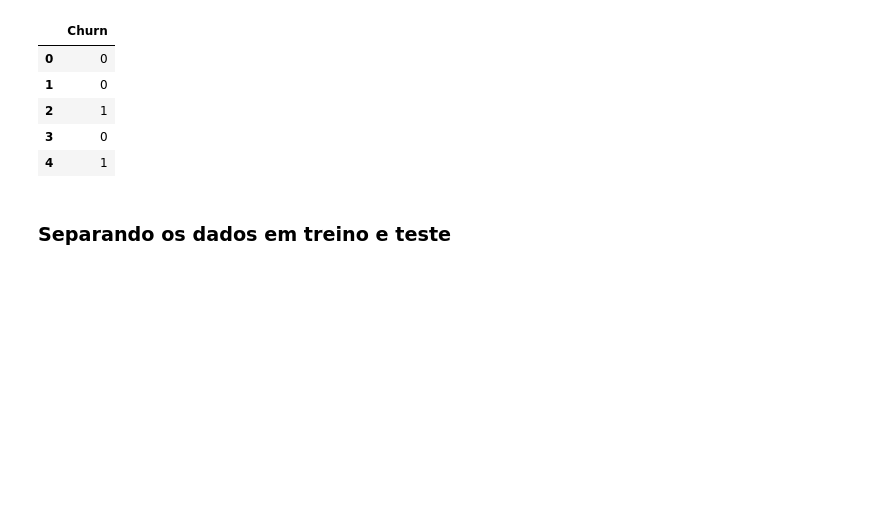
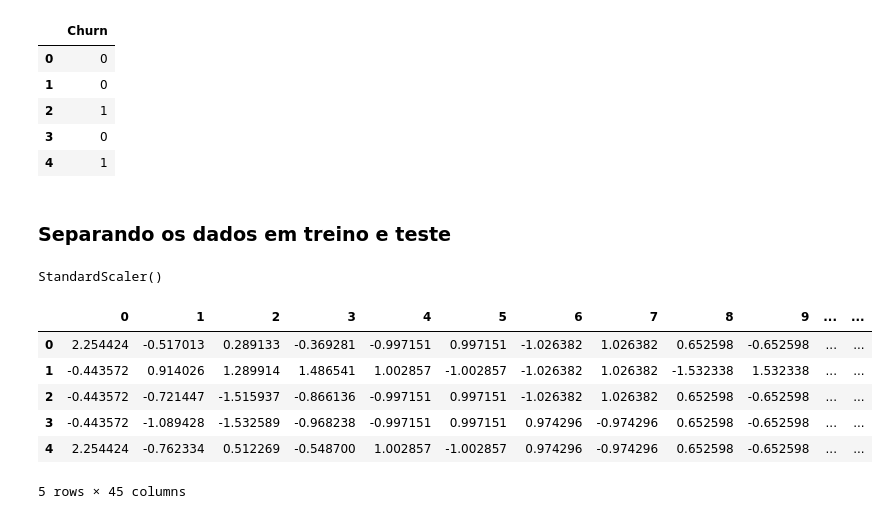
Before and after one commit to GTBelini22/Case_Classsificacao, a Jupyter notebook: Case_Classificação.ipynb, the cells around one changed output. Cells and saved outputs as stored; diff of their text form; code cells hidden in the pictures; blank space fills up the shorter version.

```diff
--- a/Case_Classificação.ipynb
+++ b/Case_Classificação.ipynb
@@ -154,3 +154,24 @@ y.head()
 x_train,x_test, y_train, y_test = train_test_split(x,y, test_size=0.2)
 # %%
 # Nomalizando esses dados
+scaler = StandardScaler()
+
+scaler.fit(x_train)
+# %% [output]
+StandardScaler()
+# %%
+x_train_scaled = scaler.transform(X=x_train)
+x_test_scaled = scaler.transform(X=x_test)
+
+x_train = pd.DataFrame(data=x_train_scaled)
+x_test = pd.DataFrame(data=x_test_scaled)
+# %%
+x_train.head()
+# %% [output]
+|  | 0 | 1 | 2 | 3 | 4 | 5 | 6 | 7 | 8 | 9 | ... | ... |
+| 0 | 2.254424 | -0.517013 | 0.289133 | -0.369281 | -0.997151 | 0.997151 | -1.026382 | 1.026382 | 0.652598 | -0.652598 | ... | ... |
+| 1 | -0.443572 | 0.914026 | 1.289914 | 1.486541 | 1.002857 | -1.002857 | -1.026382 | 1.026382 | -1.532338 | 1.532338 | ... | ... |
+| 2 | -0.443572 | -0.721447 | -1.515937 | -0.866136 | -0.997151 | 0.997151 | -1.026382 | 1.026382 | 0.652598 | -0.652598 | ... | ... |
+| 3 | -0.443572 | -1.089428 | -1.532589 | -0.968238 | -0.997151 | 0.997151 | 0.974296 | -0.974296 | 0.652598 | -0.652598 | ... | ... |
+| 4 | 2.254424 | -0.762334 | 0.512269 | -0.548700 | 1.002857 | -1.002857 | 0.974296 | -0.974296 | 0.652598 | -0.652598 | ... | ... |
+5 rows × 45 columns
```
